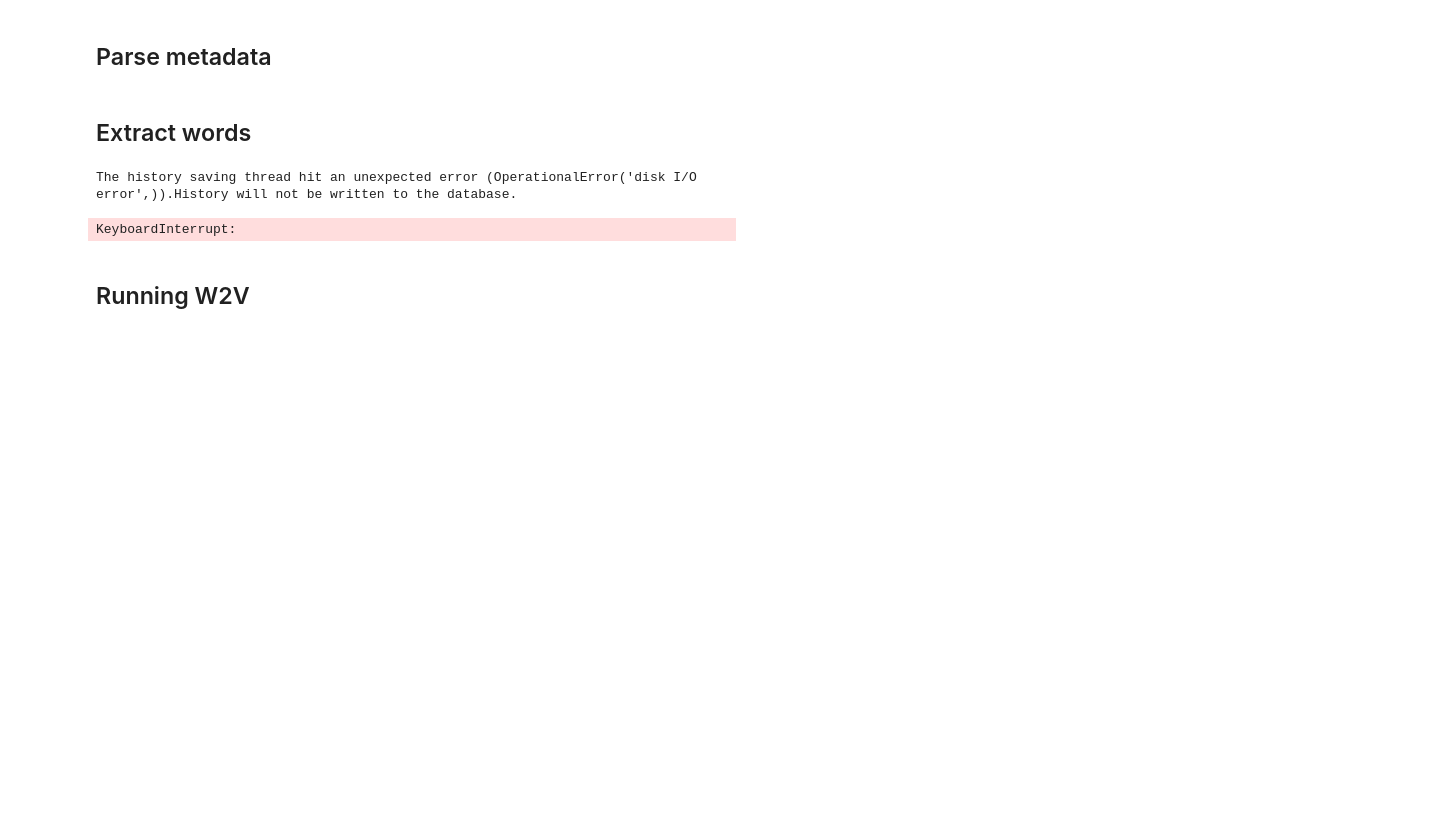
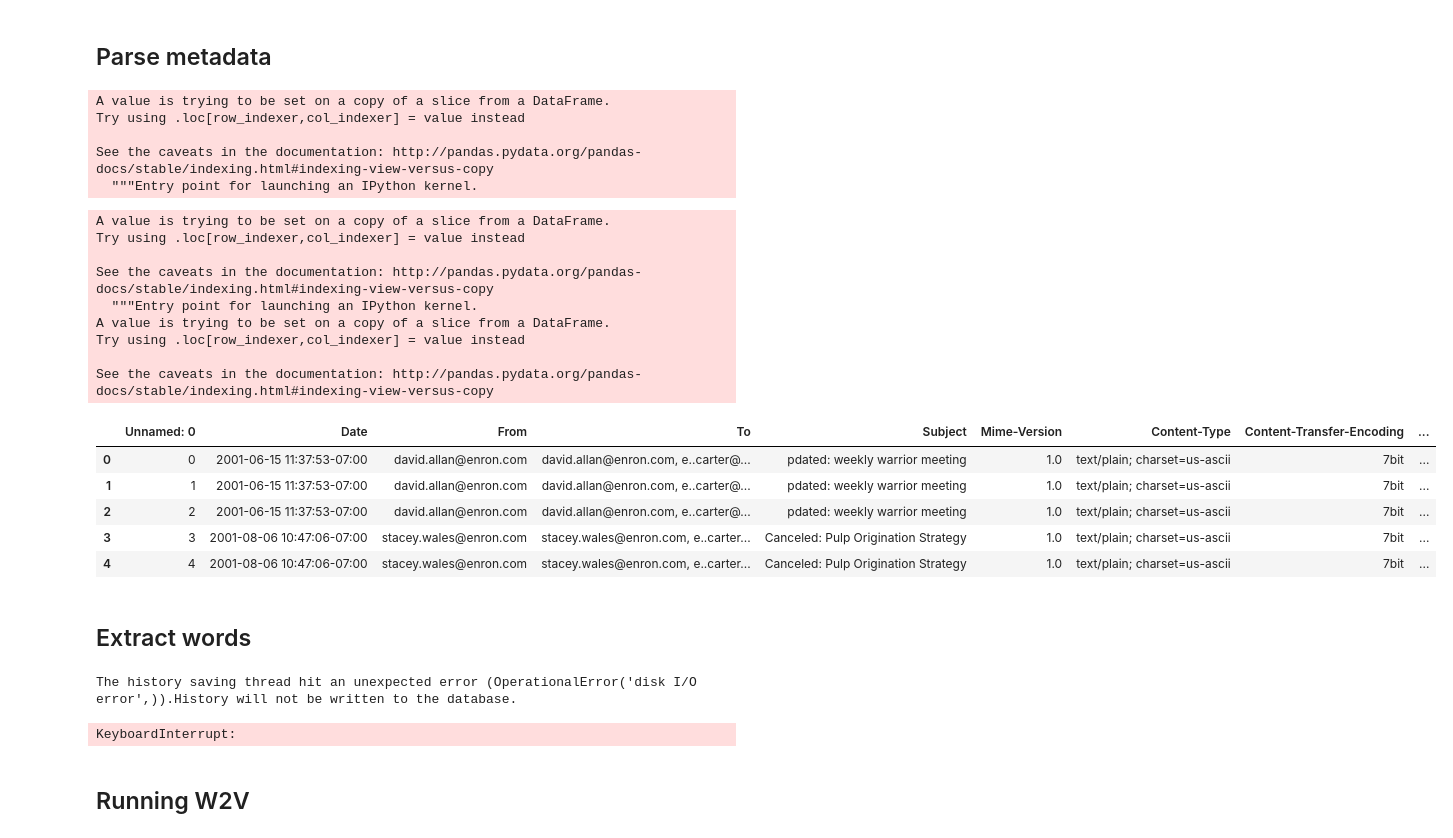
Before and after one commit to xingfanxia/comps_ediscovery, a Jupyter notebook: w2v.ipynb, the cells around one changed output. Saved outputs shown, nothing was run; the diff lists cells and outputs as text; code cells hidden in the pictures; blank space fills up the shorter version.

```diff
--- a/w2v.ipynb
+++ b/w2v.ipynb
@@ -499,10 +501,49 @@ full_thirty.to_csv('./data/parsed/test.csv')
 ## Parse metadata
 # %%
 #CHANGE TO FUNCTION AND USE APPLYMAP??
-for i, d in enumerate(data['Date']):
+from datetime import datetime
+def parse_date(d):
     d = d.replace(',', '')
     redundancy_filter = d.split(' (')
     string = redundancy_filter[0]
     datetime_object = datetime.strptime(string, '%a %d %b %Y %X %z')
-    data.set_value(i, 'Data', datetime_object)
-    data.head()
+    return datetime_object
+
+to_pickle = full_seventy
+# %%
+to_pickle['Date'] = to_pickle['Date'].apply(parse_date)
+# %% [output]
+A value is trying to be set on a copy of a slice from a DataFrame.
+Try using .loc[row_indexer,col_indexer] = value instead
+
+See the caveats in the documentation: http://pandas.pydata.org/pandas-docs/stable/indexing.html#indexing-view-versus-copy
+  """Entry point for launching an IPython kernel.
+# %%
+import re
+def x_strip(s):
+    if type(s) == str:
+        array = re.split(r'</O.*?\>', s)
+        map(str.strip, array)
+        return array
+    else:
+        return([])
+# %%
+to_pickle['X-To'] = to_pickle['X-To'].apply(x_strip)
+to_pickle['X-From'] = to_pickle['X-From'].apply(x_strip)
+to_pickle.head()
+# %% [output]
+A value is trying to be set on a copy of a slice from a DataFrame.
+Try using .loc[row_indexer,col_indexer] = value instead
+
+See the caveats in the documentation: http://pandas.pydata.org/pandas-docs/stable/indexing.html#indexing-view-versus-copy
+  """Entry point for launching an IPython kernel.
+A value is trying to be set on a copy of a slice from a DataFrame.
+Try using .loc[row_indexer,col_indexer] = value instead
+
+See the caveats in the documentation: http://pandas.pydata.org/pandas-docs/stable/indexing.html#indexing-view-versus-copy
+|  | Unnamed: 0 | Date | From | To | Subject | Mime-Version | Content-Type | Content-Transfer-Encoding | ... |
+| 0 | 0 | 2001-06-15 11:37:53-07:00 | david.allan@enron.com | david.allan@enron.com, e..carter@... | pdated: weekly warrior meeting | 1.0 | text/plain; charset=us-ascii | 7bit | ... |
+| 1 | 1 | 2001-06-15 11:37:53-07:00 | david.allan@enron.com | david.allan@enron.com, e..carter@... | pdated: weekly warrior meeting | 1.0 | text/plain; charset=us-ascii | 7bit | ... |
+| 2 | 2 | 2001-06-15 11:37:53-07:00 | david.allan@enron.com | david.allan@enron.com, e..carter@... | pdated: weekly warrior meeting | 1.0 | text/plain; charset=us-ascii | 7bit | ... |
+| 3 | 3 | 2001-08-06 10:47:06-07:00 | stacey.wales@enron.com | stacey.wales@enron.com, e..carter... | Canceled: Pulp Origination Strategy | 1.0 | text/plain; charset=us-ascii | 7bit | ... |
+| 4 | 4 | 2001-08-06 10:47:06-07:00 | stacey.wales@enron.com | stacey.wales@enron.com, e..carter... | Canceled: Pulp Origination Strategy | 1.0 | text/plain; charset=us-ascii | 7bit | ... |
```
Also changed, not shown: parts of 5 cells of this notebook.
